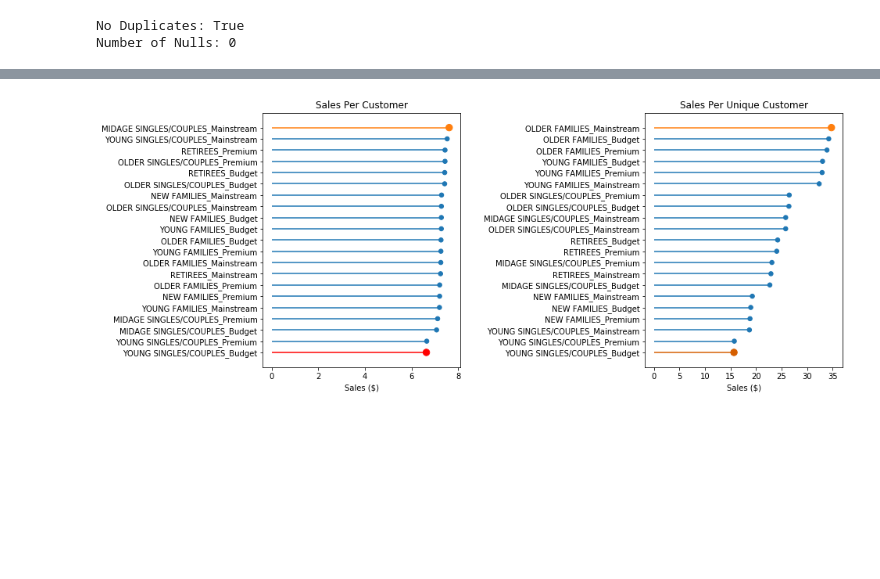
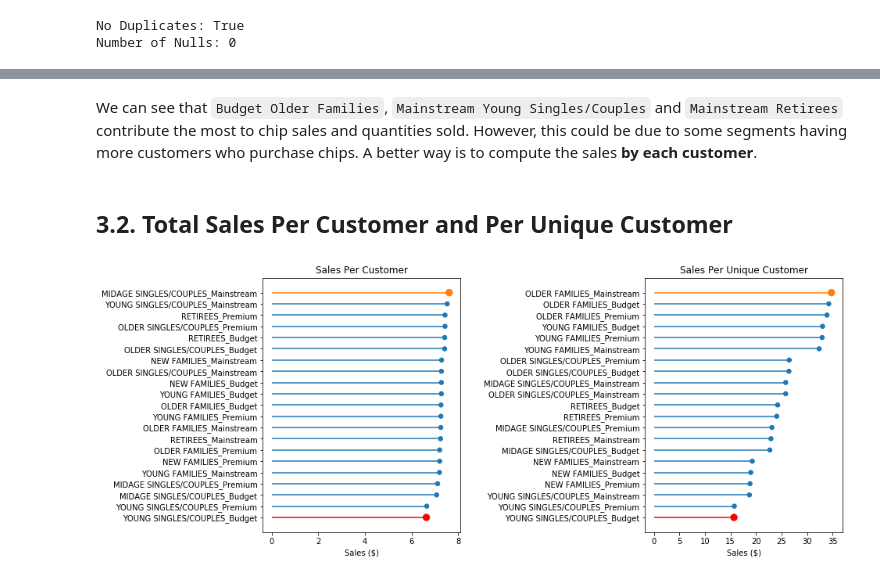
Before and after one commit to teyang-lau/Chips_Customer_Segmentation, a Jupyter notebook: Customer_Segmentation.ipynb, the cells around one changed output, grey strips where cells are left out. Drawn from its saved outputs; the diff is of its cells as text; code cells hidden in the pictures; blank space fills up the shorter version.

```diff
--- a/Customer_Segmentation.ipynb
+++ b/Customer_Segmentation.ipynb
@@ -460,0 +528,14 @@ plt.show()
+# %%
+# Function for Lollipop chart
+def loll_plot(df1,x,y,xlabel,title,firstX):
+
+    my_color=np.where(df1[x]==firstX, '#ff7f0e', '#1f77b4')
+    my_color[0] = 'red'
+    my_size=np.where(df1[x]==firstX, 70, 30)
+    my_size[0] = '70'
+
+    plt.hlines(y=np.arange(0,len(df1)),xmin=0,xmax=df1[y],color=my_color)
+    plt.scatter(df1[y], np.arange(0,len(df1)), color=my_color, s=my_size)
+    plt.yticks(np.arange(0,len(df1)), df1[x])
+    plt.xlabel(xlabel)
+    plt.title(title)
@@ -461,3 +557,8 @@ plt.show()
+# %% [markdown]
+We can see that `Budget Older Families`, `Mainstream Young Singles/Couples` and `Mainstream Retirees` contribute the most to chip sales and quantities sold. However, this could be due to some segments having more customers who purchase chips. A better way is to compute the sales **by each customer**.
+# %% [markdown]
+<a id='TotalSalesPC'></a>
+## 3.2. Total Sales Per Customer and Per Unique Customer
 # %%
 # Get number of unique customers in each group
 life_prem_pc = alldat[['LYLTY_CARD_NBR','LIFESTAGE','PREMIUM_CUSTOMER']].drop_duplicates('LYLTY_CARD_NBR').reset_index(drop=True).groupby(['LIFESTAGE','PREMIUM_CUSTOMER']).size().reset_index(name='Count').sort_values('Count').merge(life_prem, on=['LIFESTAGE','PREMIUM_CUSTOMER'])
@@ -465,35 +566,18 @@ life_prem_pc = alldat[['LYLTY_CARD_NBR','LIFESTAGE','PREMIUM_CUSTOMER']].drop_du
 life_prem_pc['SALES_PER_C'] = life_prem_pc['TOT_SALES']/life_prem_pc['TXN_ID']
 life_prem_pc['SALES_PER_UC'] = life_prem_pc['TOT_SALES']/life_prem_pc['Count']
 life_prem_pc = life_prem_pc.sort_values('SALES_PER_C')
-# %%
-# Different color and size for some groups
-my_color=np.where(life_prem_pc['Group']=='MIDAGE SINGLES/COUPLES_Mainstream', '#ff7f0e', '#1f77b4')
-my_color[0] = 'red'
-my_size=np.where(life_prem_pc['Group']=='MIDAGE SINGLES/COUPLES_Mainstream', 70, 30)
-my_size[0] = '70'
-
-fig = plt.figure(figsize=(14,6))
-ax1=plt.subplot(121)
-plt.hlines(y=np.arange(0,len(life_prem_pc)),xmin=0,xmax=life_prem_pc['SALES_PER_C'],color=my_color)
-plt.scatter(life_prem_pc['SALES_PER_C'], np.arange(0,len(life_prem_pc)), color=my_color, s=my_size)
-plt.yticks(np.arange(0,len(life_prem_pc)), life_prem_pc['Group'])
-plt.xlabel('Sales ($)')
-plt.title('Sales Per Customer')
-
-life_prem_pc = life_prem_pc.sort_values('SALES_PER_UC')
-my_color=np.where(life_prem_pc['Group']=='OLDER FAMILIES_Mainstream', '#ff7f0e', '#1f77b4')
-my_color[0] = '#d55e00'
-my_size=np.where(life_prem_pc['Group']=='OLDER FAMILIES_Mainstream', 70, 30)
-my_size[0] = '70'
-
-ax2=plt.subplot(122)
-plt.hlines(y=np.arange(0,len(life_prem_pc)),xmin=0,xmax=life_prem_pc['SALES_PER_UC'],color=my_color)
-plt.scatter(life_prem_pc['SALES_PER_UC'], np.arange(0,len(life_prem_pc)), color=my_color, s=my_size)
-plt.yticks(np.arange(0,len(life_prem_pc)), life_prem_pc['Group'])
-plt.xlabel('Sales ($)')
-plt.title('Sales Per Unique Customer')
-
-fig.tight_layout(pad=3.0)
-plt.show()
-# %% [output]
-[figure, removed]
+# %%
+## Sales by each Segment per Customer and per Unique Customer
+fig = plt.figure(figsize=(14,6))
+
+ax1 = plt.subplot(121)
+loll_plot(life_prem_pc,'Group','SALES_PER_C','Sales ($)','Sales Per Customer','MIDAGE SINGLES/COUPLES_Mainstream')
+
+life_prem_pc = life_prem_pc.sort_values('SALES_PER_UC')
+ax2 = plt.subplot(122)
+loll_plot(life_prem_pc,'Group','SALES_PER_UC','Sales ($)','Sales Per Unique Customer','OLDER FAMILIES_Mainstream')
+
+fig.tight_layout(pad=3.0)
+plt.show()
+# %% [output]
+[figure, added]
```
Also changed, not shown: parts of 63 cells of this notebook, 2 other files.
